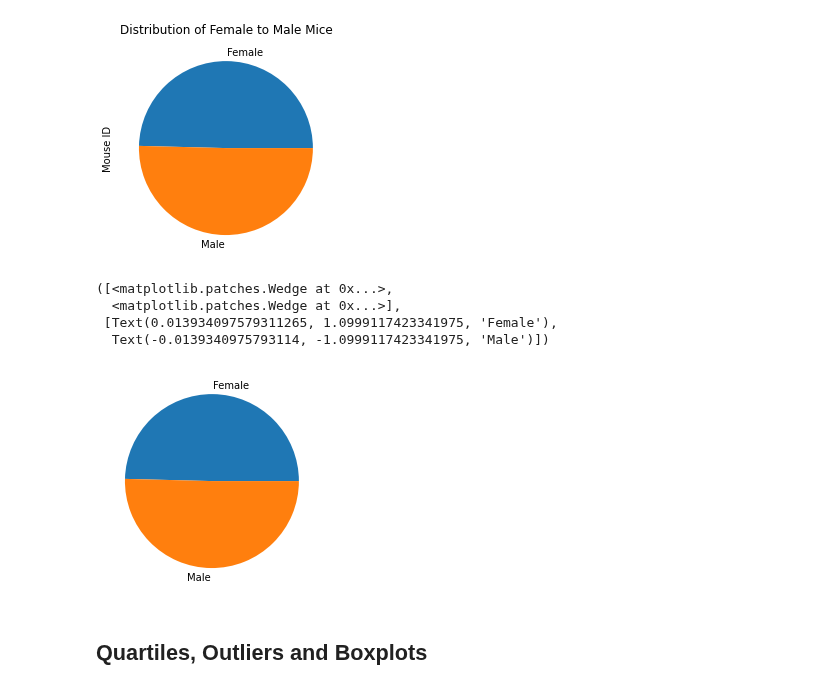
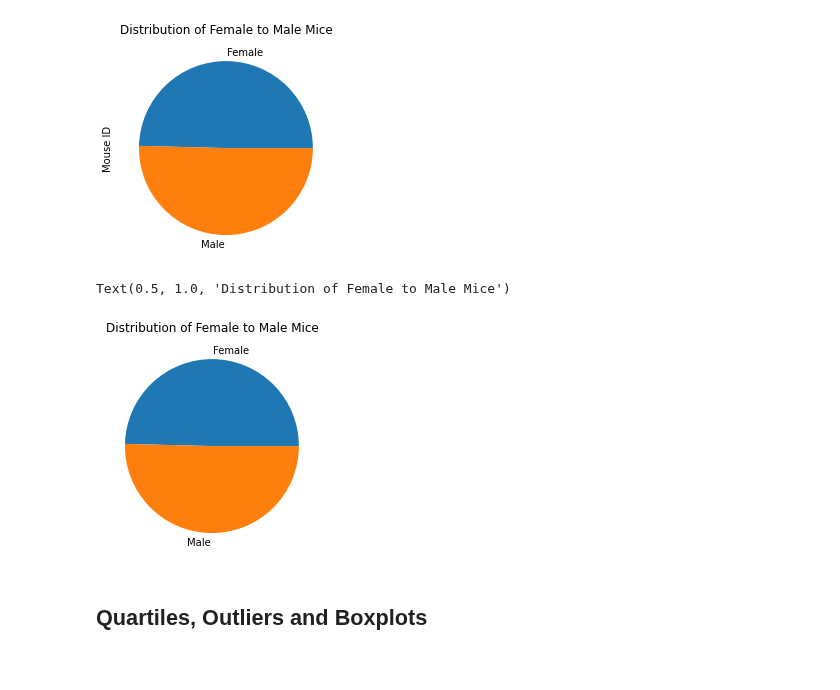
Before and after one commit to juliemcbaker/pymaceuticals, a Jupyter notebook: pymaceuticals_BAKER.ipynb, the cells around one changed output. Saved outputs shown, nothing was run; the diff lists cells and outputs as text; code cells hidden in the pictures.

Commit message:
Insights added. Labels on all figures. Trying to clean up excess code & comments.

```diff
--- a/pymaceuticals_BAKER.ipynb
+++ b/pymaceuticals_BAKER.ipynb
@@ -496,16 +493,13 @@ gender_panda_pie = mice_gender_df.plot.pie(title= "Distribution of Female to Mal
 # %%
 # Generate a pie plot showing the distribution of female versus male mice using pyplot
 genders = ['Female', 'Male']
 gender_counts = [(mice_gender_df[0]), mice_gender_df[1]]
 plt.pie(gender_counts, labels= genders)
 # plt.axis("equal")  # ** GETTING TypeError: 'str' object is not callable
-# plt.title('Distribution of Female to Male Mice')
+plt.title('Distribution of Female to Male Mice')
 # %% [output]
-([<matplotlib.patches.Wedge at 0x...>,
-  <matplotlib.patches.Wedge at 0x...>],
- [Text(0.013934097579311265, 1.0999117423341975, 'Female'),
-  Text(-0.0139340975793114, -1.0999117423341975, 'Male')])
+Text(0.5, 1.0, 'Distribution of Female to Male Mice')
-[figure, old version]
+[figure, new version]
 # %% [markdown]
 ## Quartiles, Outliers and Boxplots
 # %%
```
Also changed, not shown: parts of 37 cells of this notebook.
